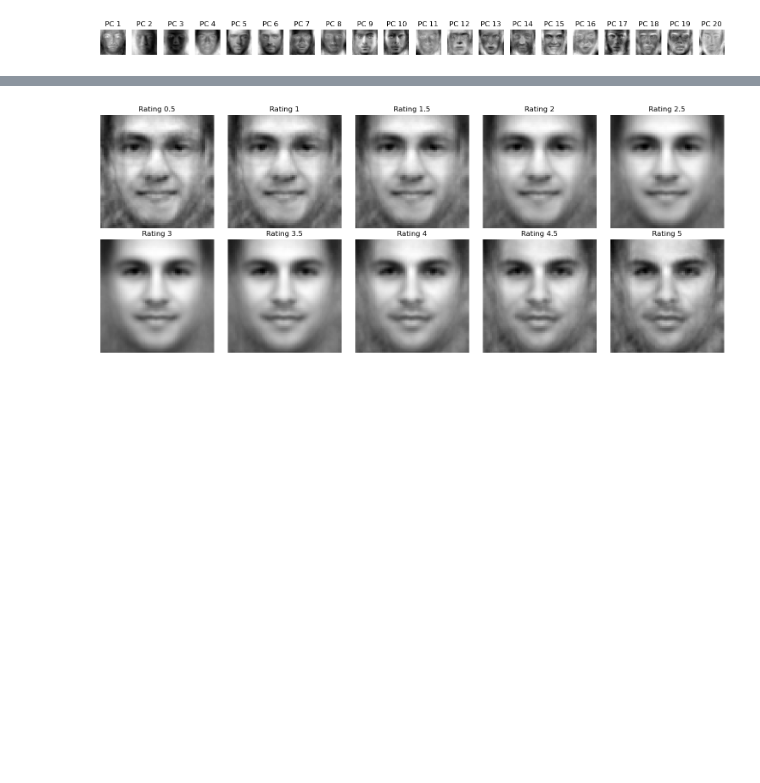
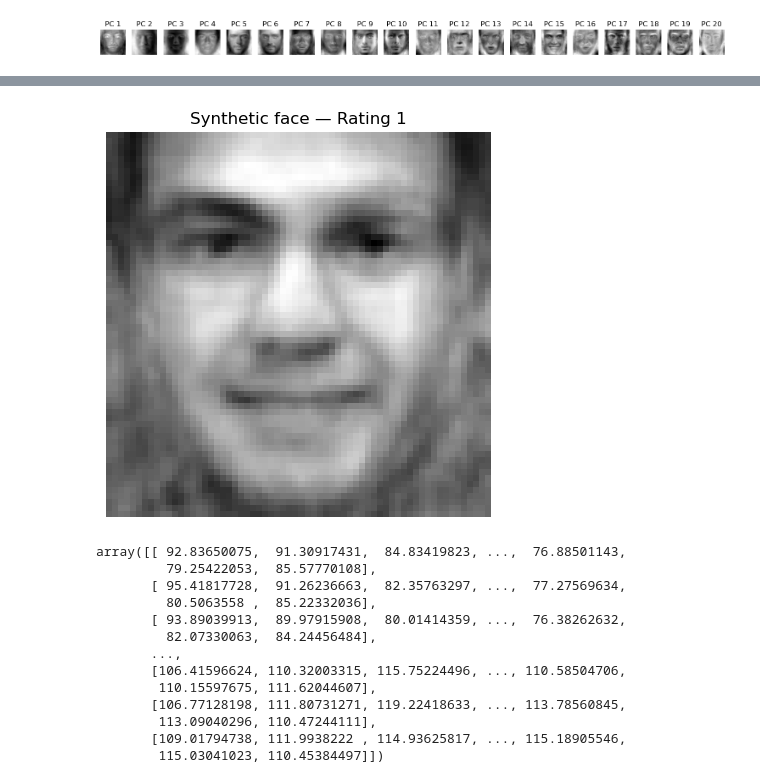
Before and after one commit to Rune-Nedergaard/facegen, a Jupyter notebook: PCA_linear_encoding.ipynb, the cells around one changed output, grey strips where cells are left out. Cells and saved outputs as stored; diff of their text form; code cells hidden in the pictures; blank space fills up the shorter version.

```diff
--- a/PCA_linear_encoding.ipynb
+++ b/PCA_linear_encoding.ipynb
@@ -238,45 +287,0 @@ Best CV R²: 0.2245
-# %%
-import numpy as np
-import matplotlib.pyplot as plt
-from sklearn.linear_model import LinearRegression
-
-# Fit final regression model using the selected PCs
-X_model = X[:, best_selected]
-model = LinearRegression()
-model.fit(X_model, y)
-
-beta0 = model.intercept_
-beta = model.coef_
-
-def synthetic_face(target_rating):
-    # Smallest PC-score vector that gives the target rating
-    z = ((target_rating - beta0) / np.sum(beta**2)) * beta
-
-    # Reconstruct image from mean + weighted selected PCs
-    face_vec = mean_image.ravel() + z @ pca.components_[best_selected, :]
-    face_img = face_vec.reshape(height, width)
-
-    # Clip to valid grayscale range
-    face_img = np.clip(face_img, 0, 255)
-
-    return face_img
-
-# If your ratings are 1,2,3,4,5, these are the natural targets:
-target_ratings = [0.5, 1, 1.5, 2, 2.5, 3, 3.5, 4, 4.5, 5]
-
-# If your assignment literally wants 11 faces and repeats 5, use this instead:
-# target_ratings = [1, 2, 3, 4, 5, 0.5, 1.5, 2.5, 3.5, 4.5, 5]
-
-faces = [synthetic_face(r) for r in target_ratings]
-
-fig, axes = plt.subplots(2, 5, figsize=(15, 6))
-
-for ax, r, face in zip(axes.ravel(), target_ratings, faces):
-    ax.imshow(face, cmap="gray")
-    ax.set_title(f"Rating {r}")
-    ax.axis("off")
-
-plt.tight_layout()
-plt.show()
-# %% [output]
-[figure, removed]
@@ -282,0 +335,17 @@ plt.show()
+# %%
+generate_face(1)
+# %% [output]
+[figure, added]
+array([[ 92.83650075,  91.30917431,  84.83419823, ...,  76.88501143,
+         79.25422053,  85.57770108],
+       [ 95.41817728,  91.26236663,  82.35763297, ...,  77.27569634,
+         80.5063558 ,  85.22332036],
+       [ 93.89039913,  89.97915908,  80.01414359, ...,  76.38262632,
+         82.07330063,  84.24456484],
+       ...,
+       [106.41596624, 110.32003315, 115.75224496, ..., 110.58504706,
+        110.15597675, 111.62044607],
+       [106.77128198, 111.80731271, 119.22418633, ..., 113.78560845,
+        113.09040296, 110.47244111],
+       [109.01794738, 111.9938222 , 114.93625817, ..., 115.18905546,
+        115.03041023, 110.45384497]])
```
Also changed, not shown: parts of 11 cells of this notebook, 2 other files.
